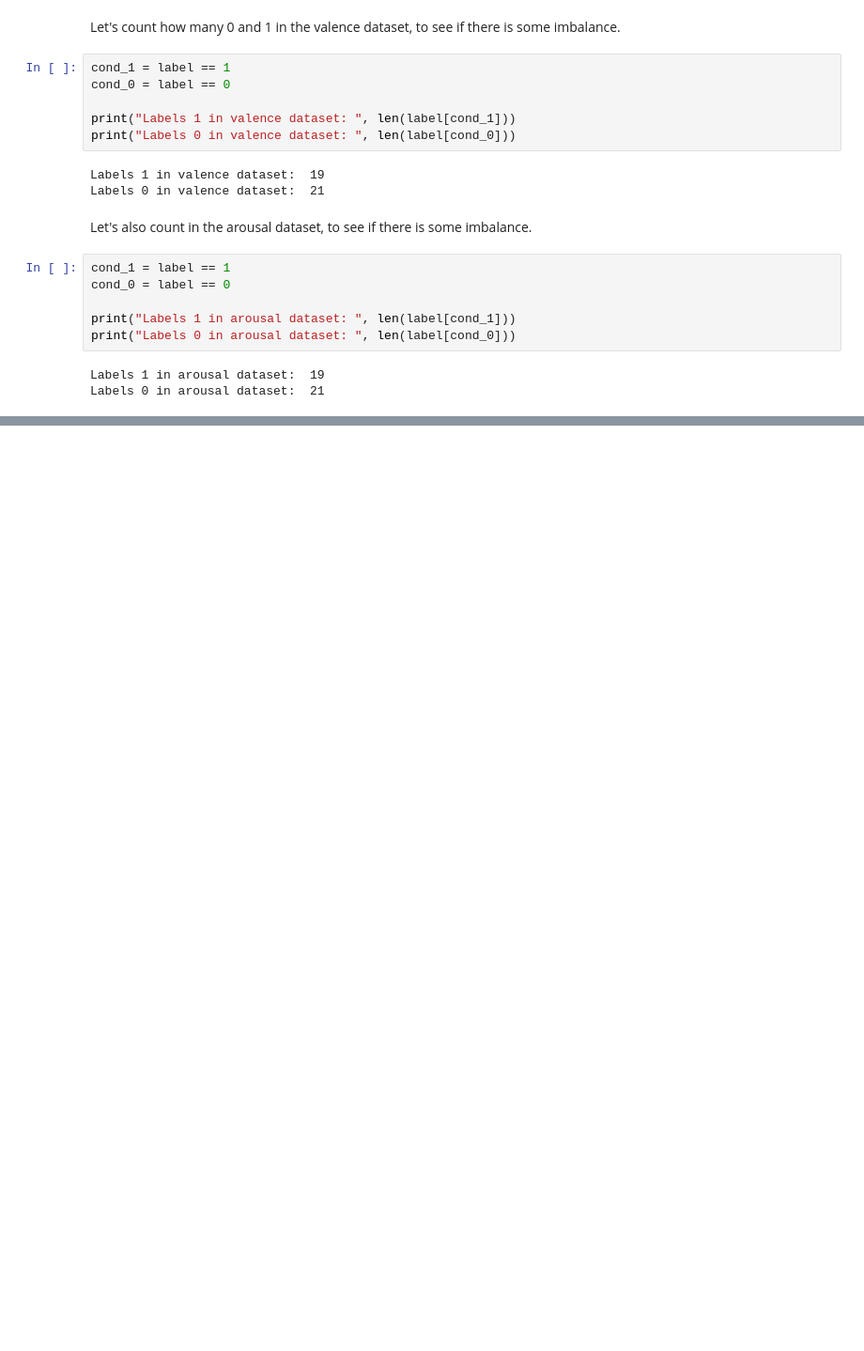
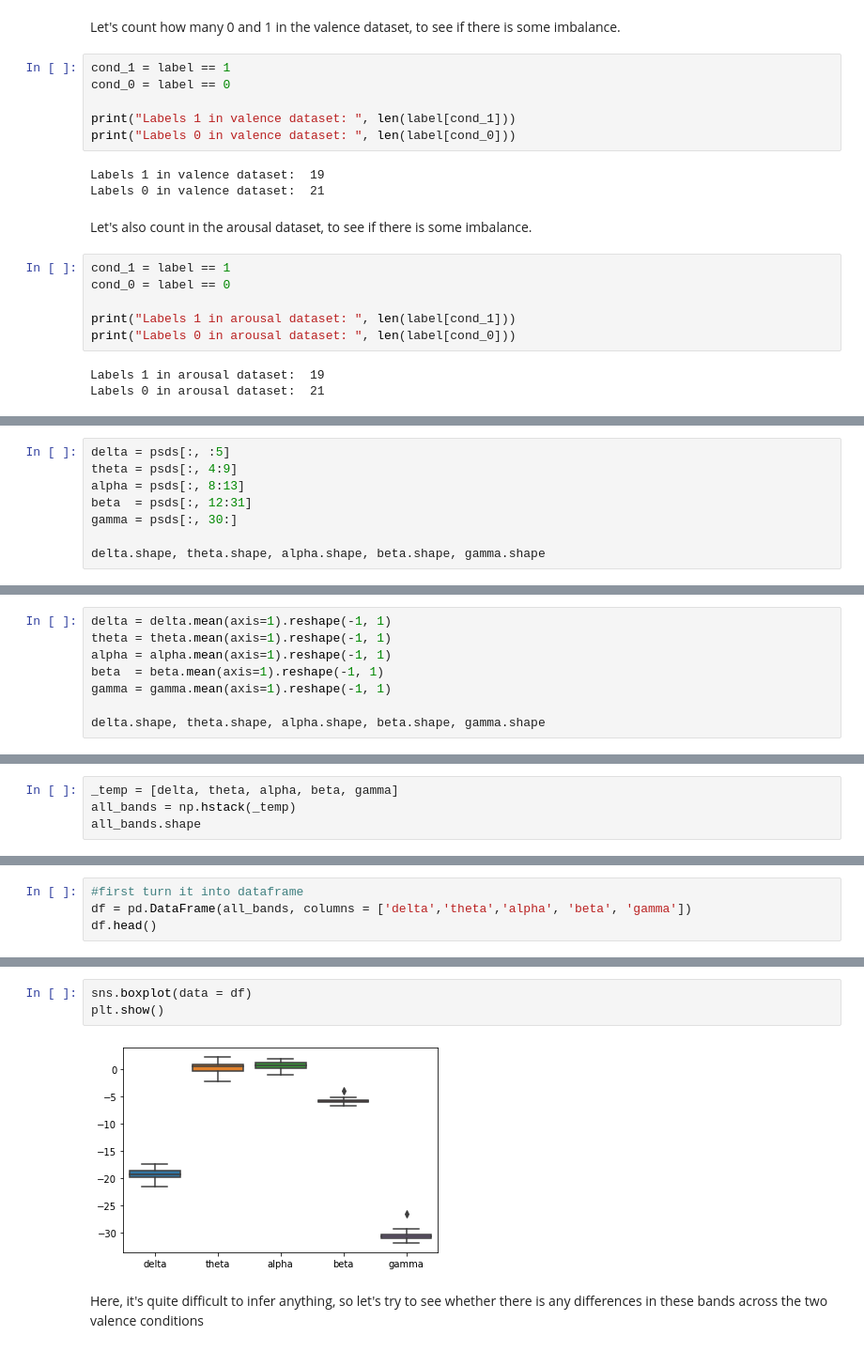
Before and after one commit to chaklam-silpasuwanchai/Python-for-EEG, a Jupyter notebook: 03 - Asymmetry + DEAP.ipynb, the cells around one changed output, grey strips where cells are left out. Shown at 94% size. Drawn from its saved outputs; the diff is of its cells as text; blank space fills up the shorter version.

```diff
--- a/03 - Asymmetry + DEAP.ipynb
+++ b/03 - Asymmetry + DEAP.ipynb
@@ -185,0 +255,8 @@ In this part, we shall extract these powers as features and then input them into
+# %%
+delta = psds[:, :5]
+theta = psds[:, 4:9]
+alpha = psds[:, 8:13]
+beta  = psds[:, 12:31]
+gamma = psds[:, 30:]
+
+delta.shape, theta.shape, alpha.shape, beta.shape, gamma.shape
@@ -185,0 +267,8 @@ In this part, we shall extract these powers as features and then input them into
+# %%
+delta = delta.mean(axis=1).reshape(-1, 1)
+theta = theta.mean(axis=1).reshape(-1, 1)
+alpha = alpha.mean(axis=1).reshape(-1, 1)
+beta  = beta.mean(axis=1).reshape(-1, 1)
+gamma = gamma.mean(axis=1).reshape(-1, 1)
+
+delta.shape, theta.shape, alpha.shape, beta.shape, gamma.shape
@@ -185,0 +279,4 @@ In this part, we shall extract these powers as features and then input them into
+# %%
+_temp = [delta, theta, alpha, beta, gamma]
+all_bands = np.hstack(_temp)
+all_bands.shape
@@ -185,0 +287,4 @@ In this part, we shall extract these powers as features and then input them into
+# %%
+#first turn it into dataframe
+df = pd.DataFrame(all_bands, columns = ['delta','theta','alpha', 'beta', 'gamma'])
+df.head()
@@ -185,0 +298,7 @@ In this part, we shall extract these powers as features and then input them into
+# %%
+sns.boxplot(data = df)
+plt.show()
+# %% [output]
+[figure, added]
+# %% [markdown]
+Here, it's quite difficult to infer anything, so let's try to see whether there is any differences in these bands across the two valence conditions
```
Also changed, not shown: parts of 46 cells of this notebook, 3 other files.
